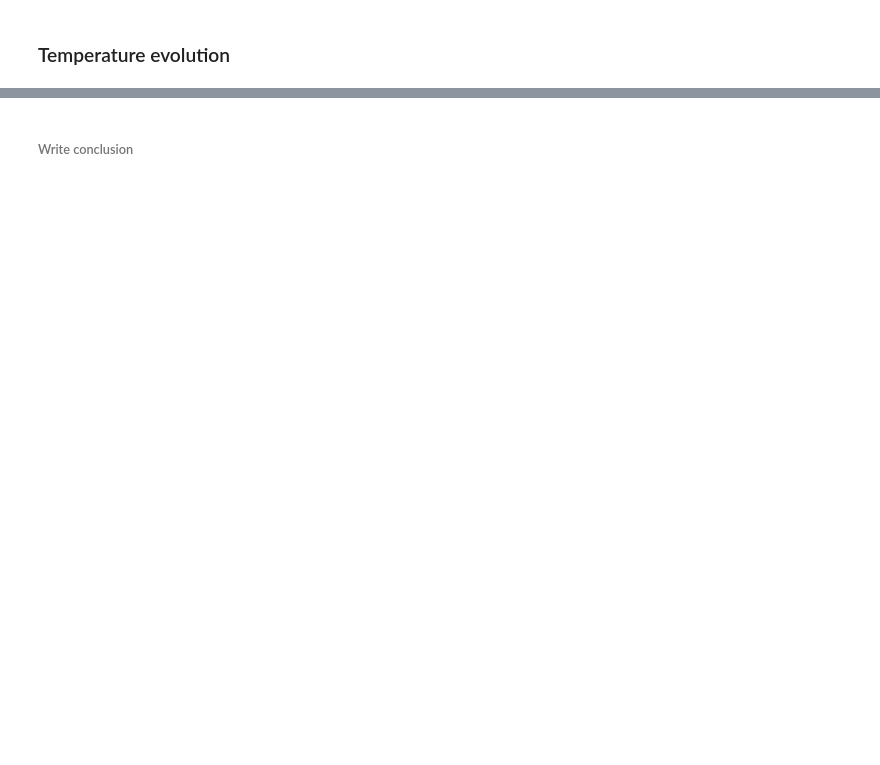
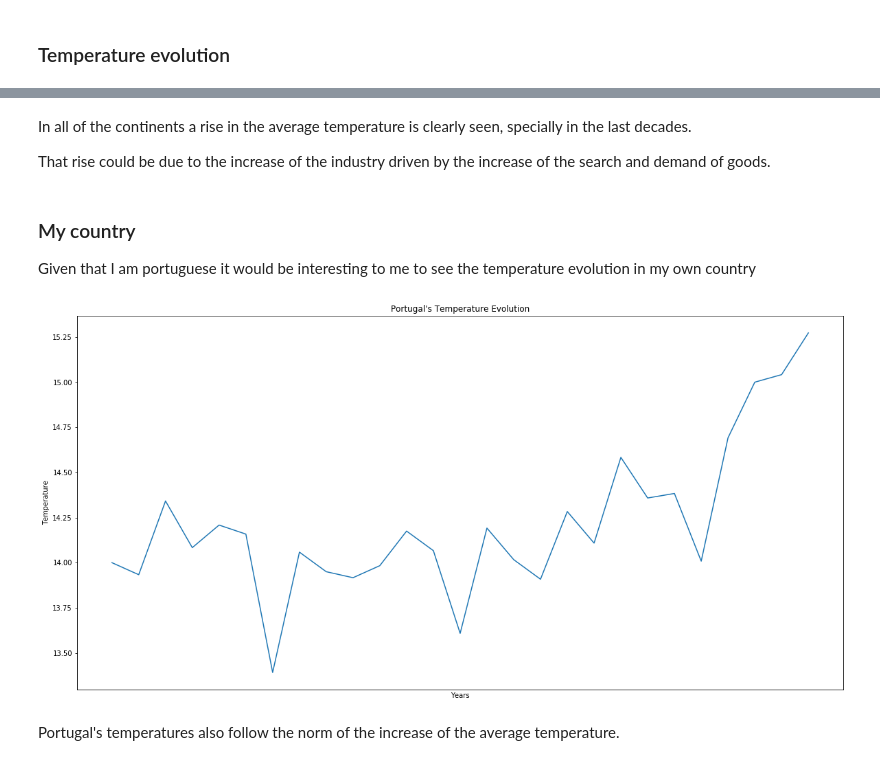
Before and after one commit to LuisMota93/Data_Analysis_Final, a Jupyter notebook: ClimateChange.ipynb, the cells around one changed output, grey strips where cells are left out. Drawn from its saved outputs; the diff is of its cells as text; code cells hidden in the pictures; blank space fills up the shorter version.

```diff
--- a/ClimateChange.ipynb
+++ b/ClimateChange.ipynb
@@ -292,2 +297,15 @@ AttributeError: module 'matplotlib.pyplot' has no attribute 'y_label'
-# %% [markdown]
-###### Write conclusion
+# %% [markdown]
+In all of the continents a rise in the average temperature is clearly seen, specially in the last decades.
+
+That rise could be due to the increase of the industry driven by the increase of the search and demand of goods.
+# %% [markdown]
+### My country
+
+Given that I am portuguese it would be interesting to me to see the temperature evolution in my own country
+# %%
+portugal_temp = countrytemp[countrytemp["Country"] == "Portugal"]
+get_graph_cont(portugal_temp, "AverageTemperature", "Portugal's Temperature Evolution")
+# %% [output]
+[figure, added]
+# %% [markdown]
+Portugal's temperatures also follow the norm of the increase of the average temperature.
```
Also changed, not shown: parts of 4 cells of this notebook.
